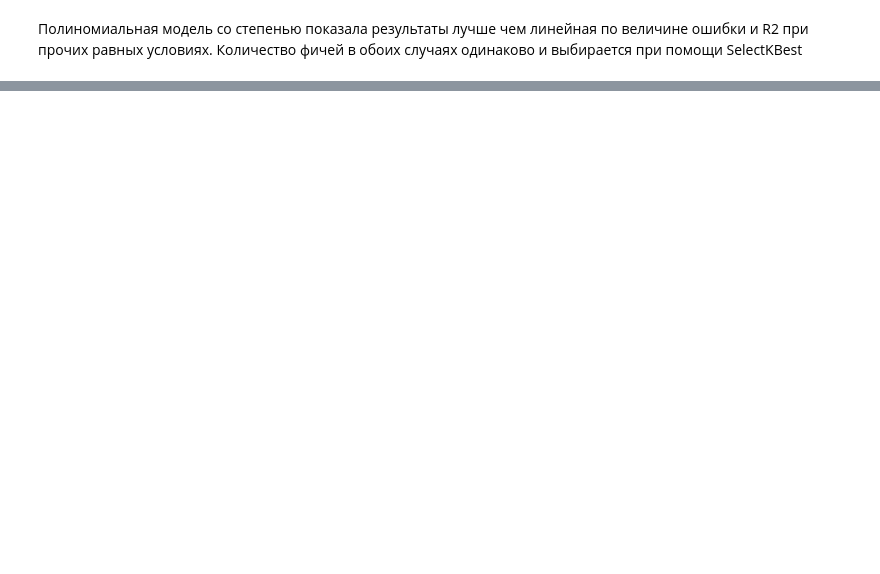
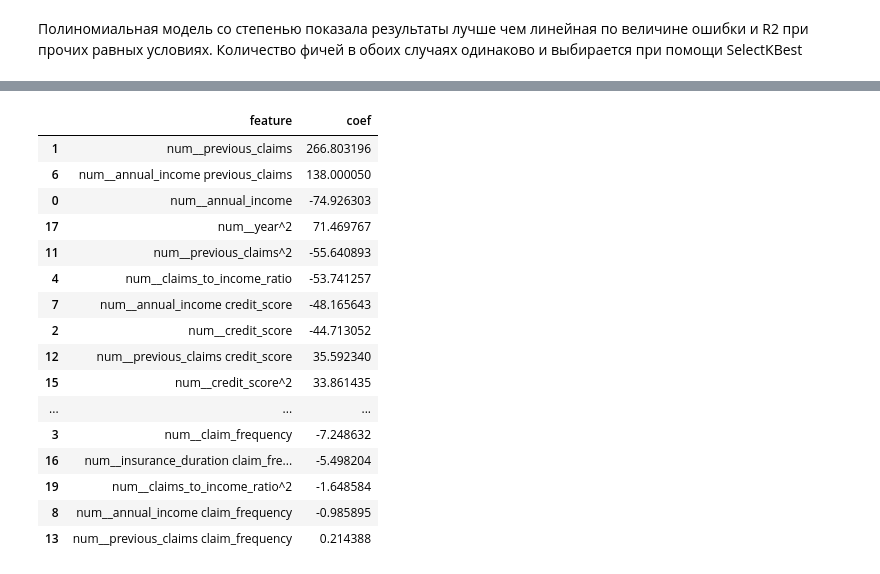
Before and after one commit to AntoxaZ18/ml-algorithms, a Jupyter notebook: module_3/poly/task.ipynb, the cells around one changed output, grey strips where cells are left out. Cells and saved outputs as stored; diff of their text form; code cells hidden in the pictures; blank space fills up the shorter version.

Commit message:
add poly model coeffs visualisation

```diff
--- a/module_3/poly/task.ipynb
+++ b/module_3/poly/task.ipynb
@@ -356,0 +357,33 @@ print(f'Стандартное отклонение: {np.std(mse_scores):.3f}')
+# %%
+cols_idxs = model_poly.named_steps['feature_selection'].get_support()
+
+feature_names = model_poly.named_steps['preprocessor'].get_feature_names_out()
+feature_names = feature_names[cols_idxs]
+feature_values = model_poly.named_steps['regression'].coef_
+
+feature_df = pd.DataFrame({
+    'feature': feature_names,
+    'coef': feature_values
+})
+
+feature_df = feature_df.sort_values(by=['coef'], ascending=False, key = lambda x: np.abs(x))    #сортируем по убыванию коэффициентов
+
+feature_df
+# %% [output]
+|  | feature | coef |
+| 1 | num__previous_claims | 266.803196 |
+| 6 | num__annual_income previous_claims | 138.000050 |
+| 0 | num__annual_income | -74.926303 |
+| 17 | num__year^2 | 71.469767 |
+| 11 | num__previous_claims^2 | -55.640893 |
+| 4 | num__claims_to_income_ratio | -53.741257 |
+| 7 | num__annual_income credit_score | -48.165643 |
+| 2 | num__credit_score | -44.713052 |
+| 12 | num__previous_claims credit_score | 35.592340 |
+| 15 | num__credit_score^2 | 33.861435 |
+| ... | ... | ... |
+| 3 | num__claim_frequency | -7.248632 |
+| 16 | num__insurance_duration claim_fre... | -5.498204 |
+| 19 | num__claims_to_income_ratio^2 | -1.648584 |
+| 8 | num__annual_income claim_frequency | -0.985895 |
+| 13 | num__previous_claims claim_frequency | 0.214388 |
```
Also changed, not shown: parts of 5 cells of this notebook.
